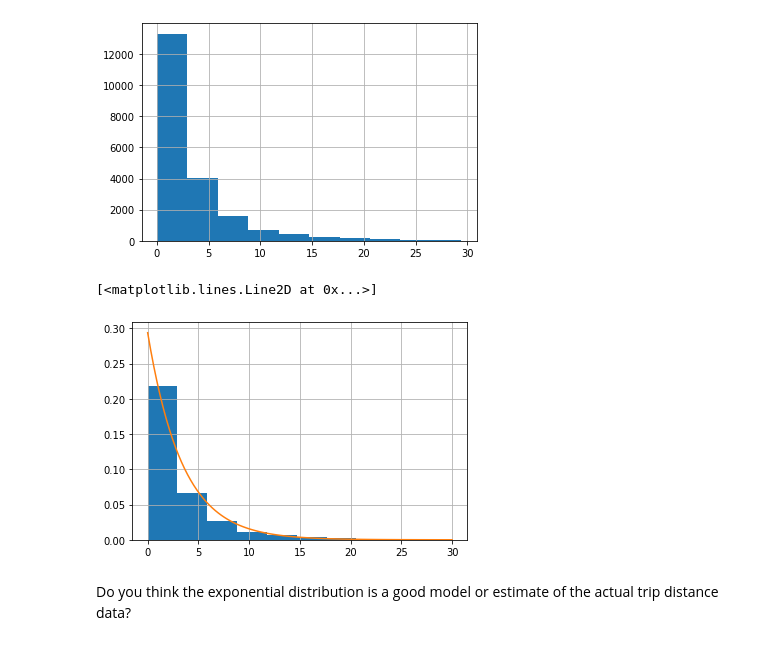
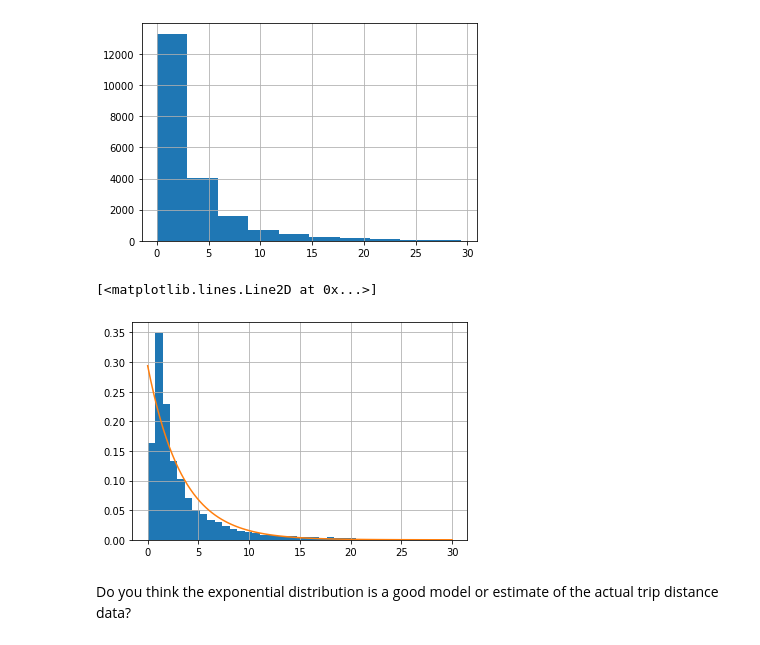
Before and after one commit to ed-biz23/data-sci-328, a Jupyter notebook: Assignment 2 - groupby, parametric and non-parametric distributions.ipynb, the cells around one changed output. Saved outputs shown, nothing was run; the diff lists cells and outputs as text; code cells hidden in the pictures.

```diff
--- a/Assignment 2 - groupby, parametric and non-parametric distributions.ipynb
+++ b/Assignment 2 - groupby, parametric and non-parametric distributions.ipynb
@@ -95,11 +125,11 @@ x = np.linspace(0, 30, 100)
 lambda_ = trip_distance.mean()
 y = stats.expon.pdf(x, scale = lambda_)
 # %%
-trip_distance.hist(density=True)
+trip_distance.hist(bins=40, density=True)
 plt.plot(x, y)
 # %% [output]
 [<matplotlib.lines.Line2D at 0x...>]
-[figure, old version]
+[figure, new version]
 # %% [markdown]
 Do you think the exponential distribution is a good model or estimate of the actual trip distance data?
 # %% [markdown]
```
Also changed, not shown: parts of 14 cells of this notebook, 1 other file.
